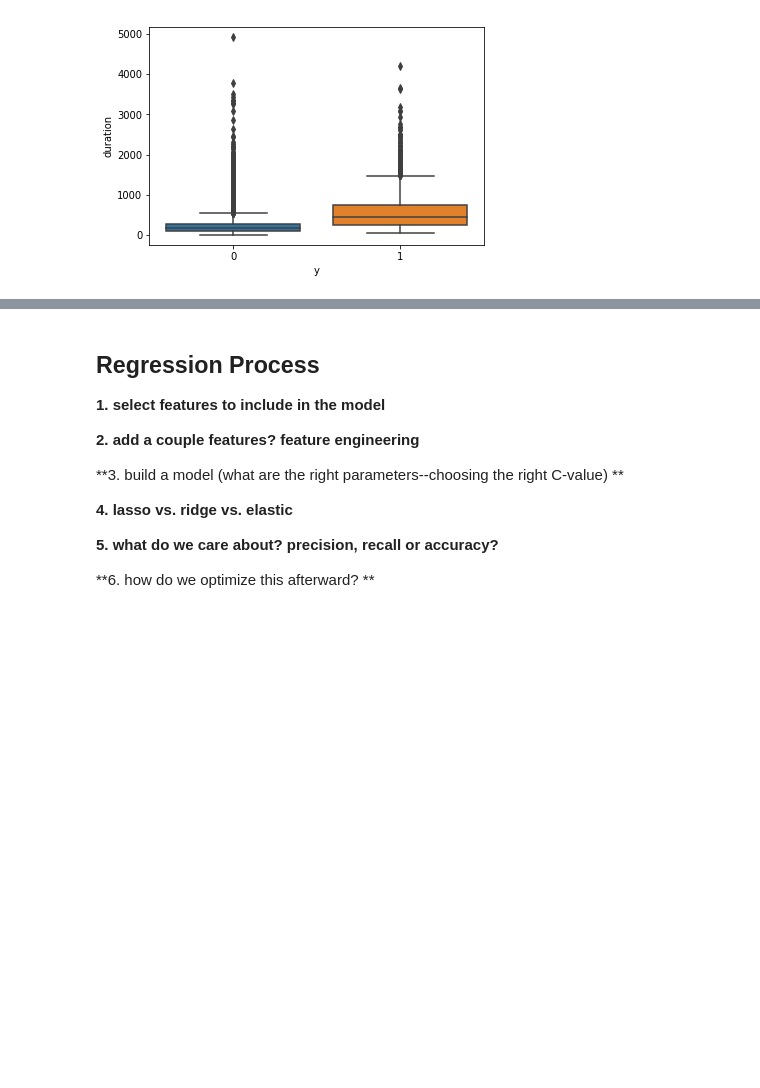
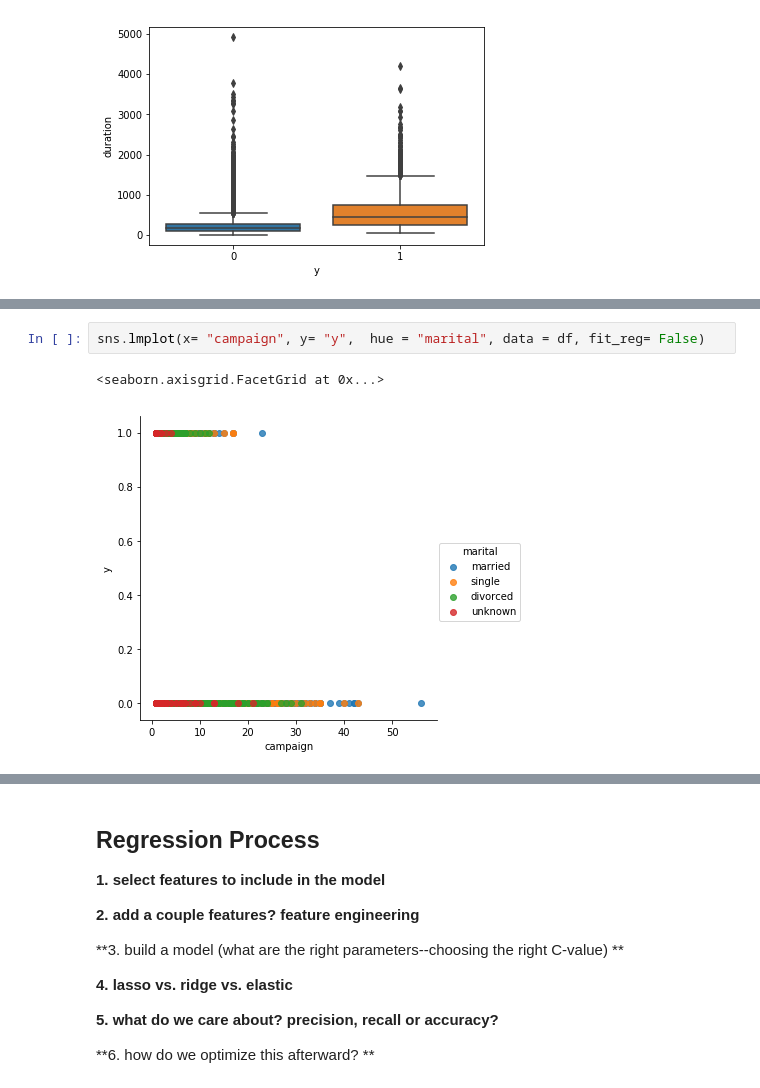
Before and after one commit to ayana-dawkins/GA_DS_Assignments, a Jupyter notebook: Assignment 3.ipynb, the cells around one changed output, grey strips where cells are left out. Cells and saved outputs as stored; diff of their text form; blank space fills up the shorter version.

```diff
--- a/Assignment 3.ipynb
+++ b/Assignment 3.ipynb
@@ -124,0 +172,5 @@ sns.boxplot(x = 'y', y = 'duration', data = df)
+# %%
+sns.lmplot(x= "campaign", y= "y",  hue = "marital", data = df, fit_reg= False)
+# %% [output]
+<seaborn.axisgrid.FacetGrid at 0x...>
+[figure, added]
```
Also changed, not shown: parts of 12 cells of this notebook.
